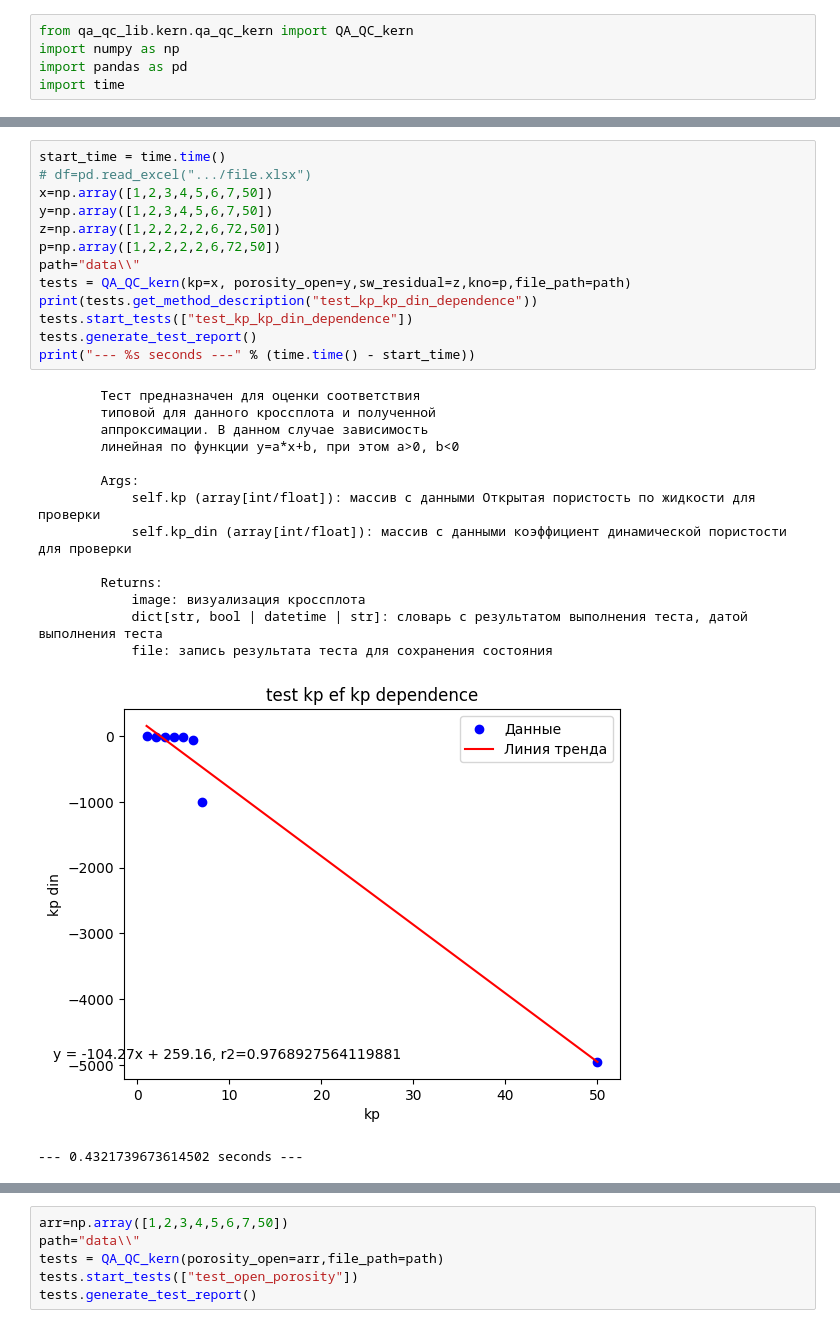
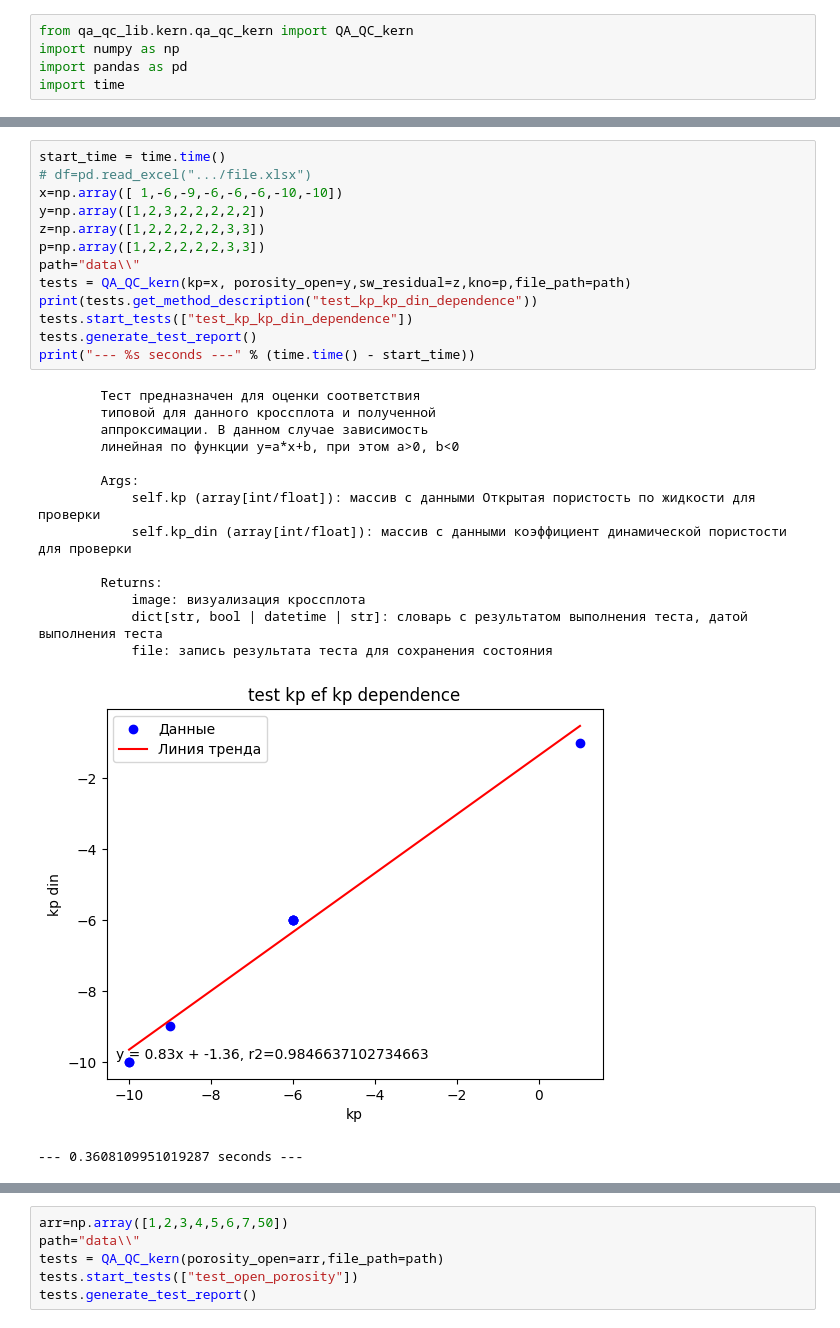
Before and after one commit to Salnikov-MaX/QA_QC_proj, a Jupyter notebook: qa_qc_lib/kern/workflow.ipynb, the cells around one changed output, grey strips where cells are left out. Cells and saved outputs as stored; diff of their text form.

```diff
--- a/qa_qc_lib/kern/workflow.ipynb
+++ b/qa_qc_lib/kern/workflow.ipynb
@@ -435,32 +215,32 @@ print("--- %s seconds ---" % (time.time() - start_time))
 # %%
 start_time = time.time()
 # df=pd.read_excel(".../file.xlsx")
-x=np.array([1,2,3,4,5,6,7,50])
-y=np.array([1,2,3,4,5,6,7,50])
-z=np.array([1,2,2,2,2,6,72,50])
-p=np.array([1,2,2,2,2,6,72,50])
+x=np.array([ 1,-6,-9,-6,-6,-6,-10,-10])
+y=np.array([1,2,3,2,2,2,2,2])
+z=np.array([1,2,2,2,2,2,3,3])
+p=np.array([1,2,2,2,2,2,3,3])
 path="data\\"
 tests = QA_QC_kern(kp=x, porosity_open=y,sw_residual=z,kno=p,file_path=path)
 print(tests.get_method_description("test_kp_kp_din_dependence"))
 tests.start_tests(["test_kp_kp_din_dependence"])
 tests.generate_test_report()
 print("--- %s seconds ---" % (time.time() - start_time))
 # %% [output]
         Тест предназначен для оценки соответствия
         типовой для данного кроссплота и полученной
         аппроксимации. В данном случае зависимость
         линейная по функции y=a*x+b, при этом a>0, b<0
 
         Args:
             self.kp (array[int/float]): массив с данными Открытая пористость по жидкости для проверки
             self.kp_din (array[int/float]): массив с данными коэффициент динамической пористости для проверки
 
         Returns:
             image: визуализация кроссплота
             dict[str, bool | datetime | str]: словарь с результатом выполнения теста, датой выполнения теста
             file: запись результата теста для сохранения состояния
-[figure, old version]
+[figure, new version]
---- 0.4321739673614502 seconds ---
+--- 0.3608109951019287 seconds ---
 # %%
 start_time = time.time()
 # df=pd.read_excel(".../file.xlsx")
```
Also changed, not shown: parts of 58 cells of this notebook, 5 other files.
